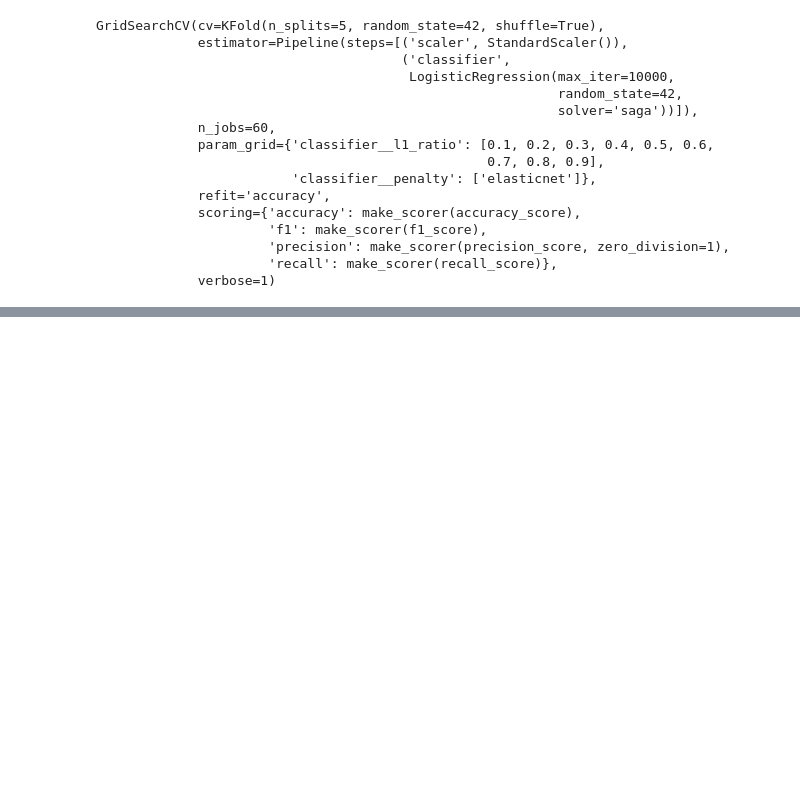
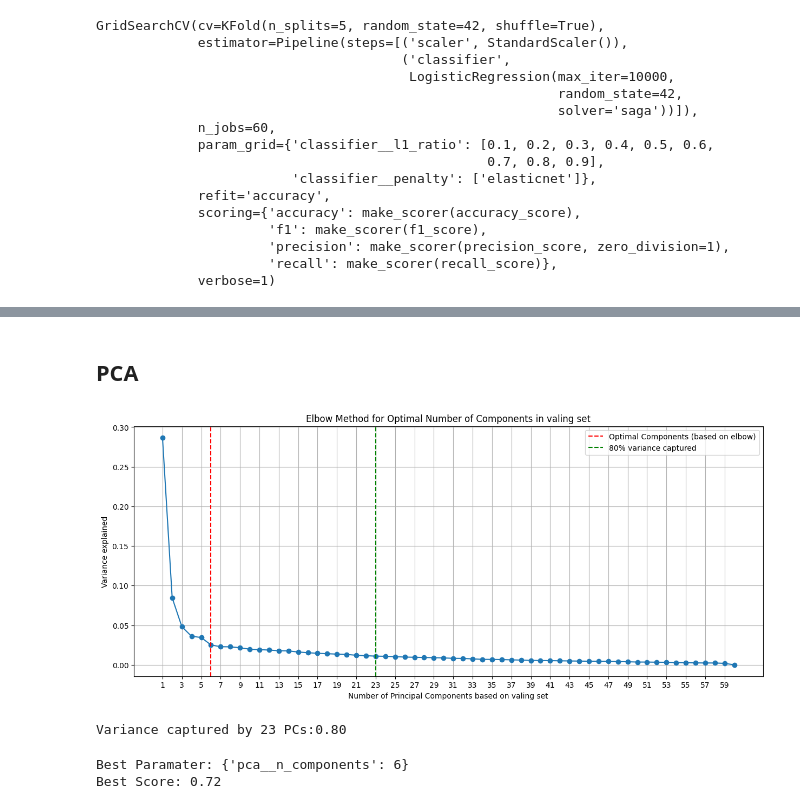
Before and after one commit to jfogrady1/ML4Tb, a Jupyter notebook: bin/Human_Cheng/Human_logistic_regression.ipynb, the cells around one changed output, grey strips where cells are left out. Drawn from its saved outputs; the diff is of its cells as text; code cells hidden in the pictures; blank space fills up the shorter version.

```diff
--- a/bin/Human_Cheng/Human_logistic_regression.ipynb
+++ b/bin/Human_Cheng/Human_logistic_regression.ipynb
@@ -138,0 +710,4 @@ non_zero_counts_df
+# %%
+with open('/home/workspace/jogrady/ML4TB/work/models/Logistic_regression/Human_test_Logistic_regression_ICA_search.pkl', 'wb') as f:
+    pickle.dump(LR_ica_search_model, f)
+results_ica.to_csv(path_or_buf="/home/workspace/jogrady/ML4TB/results/Logistic_regression/CV_results/Human_test_ICA_CV_results.txt", sep = "\t")
@@ -138,0 +743,3 @@ non_zero_counts_df
+# %%
+with open('/home/workspace/jogrady/ML4TB/work/models/Logistic_regression/Human_test_Logistic_regression_NMF_search.pkl', 'wb') as f:
+    pickle.dump(LR_nmf_search_model, f)
@@ -138,0 +808,14 @@ non_zero_counts_df
+# %%
+# Post-processing: Count non-zero coefficients
+# unfortunatley, grid search CV doesn't return coefficients for all models so we will have to re run and fit with all the paramaters again
+non_zero_counts = []
+for params, mean_score in zip(grid_search.cv_results_['params'], grid_search.cv_results_['mean_test_accuracy']):
+    # Manually fit the pipeline with the parameters
+    model = log_pipe.set_params(**params)
+    model.fit(val_data, val_labels.ravel())  # Re-fit the model on the entire dataset
+    non_zero_count = np.sum(model.named_steps['classifier'].coef_ != 0)
+    non_zero_counts.append((params, mean_score, non_zero_count))
+
+non_zero_counts_df = pd.DataFrame(non_zero_counts)
+
+non_zero_counts_df
@@ -138,0 +865,56 @@ non_zero_counts_df
+# %%
+params = {'classifier__l1_ratio': 0.9, 'classifier__penalty': 'elasticnet'}
+model = log_pipe.set_params(**params)
+model.fit(val_data, val_labels.ravel())  # Re-fit the model on the entire dataset
+# Save model in case we ever need it again e.g. for external data
+with open('/home/workspace/jogrady/ML4TB/work/models/Logistic_regression/Human_val_gene_LR_l10.9_search.pkl', 'wb') as f:
+    pickle.dump(model, f)
+# %% [markdown]
+## PCA
+# %%
+pca = PCA(random_state=88, n_components=60)
+pca.fit(val_data)
+explained_variance = pca.explained_variance_ratio_
+# Plotting the elbow curve
+plt.figure(figsize=(15, 6))
+plt.plot(range(1, 60 + 1), explained_variance, marker='o')
+plt.xlabel('Number of Principal Components based on valing set')
+plt.ylabel('Variance explained')
+plt.title('Elbow Method for Optimal Number of Components in valing set')
+plt.grid()
+plt.xticks(range(1, 60 + 1,2))
+plt.axvline(x= 6, color='r', linestyle='--', label='Optimal Components (based on elbow)')
+plt.axvline(x=23, color='g', linestyle='--', label='80% variance captured')
+plt.legend()
+plt.show()
+print(f'Variance captured by 23 PCs:{pca.explained_variance_ratio_[:23].sum():.2f}')
+# %% [output]
+[figure, added]
+Variance captured by 23 PCs:0.80
+# %%
+# Set up the pipeline
+PCA_Pipeline = Pipeline(steps=[('pca', PCA(random_state=42)),
+('classifier', LogisticRegression(max_iter=10000, penalty="none", solver='saga', tol=0.0001, random_state=42))])
+
+# Set up a grid for each PC
+pca_param_grid = {'pca__n_components': list(range(1, 24))}
+
+# Apply
+LR_pca_search_model = GridSearchCV(PCA_Pipeline, pca_param_grid, cv=KF, scoring=scoring, refit="accuracy")
+
+# Fit
+LR_pca_search_model.fit(val_data, val_labels.ravel())
+# Look at best paramaters and accuracy and save results to a data frame
+print(f"Best Paramater:", LR_pca_search_model.best_params_)
+print(f"Best Score: {LR_pca_search_model.best_score_:.2f}")
+results_pca = pd.concat([pd.DataFrame(LR_pca_search_model.cv_results_["params"]),
+           pd.DataFrame(LR_pca_search_model.cv_results_["mean_test_accuracy"], columns = ["CV Accuracy"]),
+           pd.DataFrame(LR_pca_search_model.cv_results_["std_test_accuracy"], columns=["SD accuracy"]),
+           pd.DataFrame(LR_pca_search_model.cv_results_["mean_test_precision"], columns = ["CV precision"]),
+           pd.DataFrame(LR_pca_search_model.cv_results_["std_test_precision"], columns=["SD precision"]),
+           pd.DataFrame(LR_pca_search_model.cv_results_["mean_test_recall"], columns=["CV recall"]),
+           pd.DataFrame(LR_pca_search_model.cv_results_["std_test_recall"], columns=["SD recall"])],axis=1)
+results_pca.sort_values(by='CV Accuracy', inplace=True)
+# %% [output]
+Best Paramater: {'pca__n_components': 6}
+Best Score: 0.72
```
Also changed, not shown: parts of 69 cells of this notebook, 5 other files.
